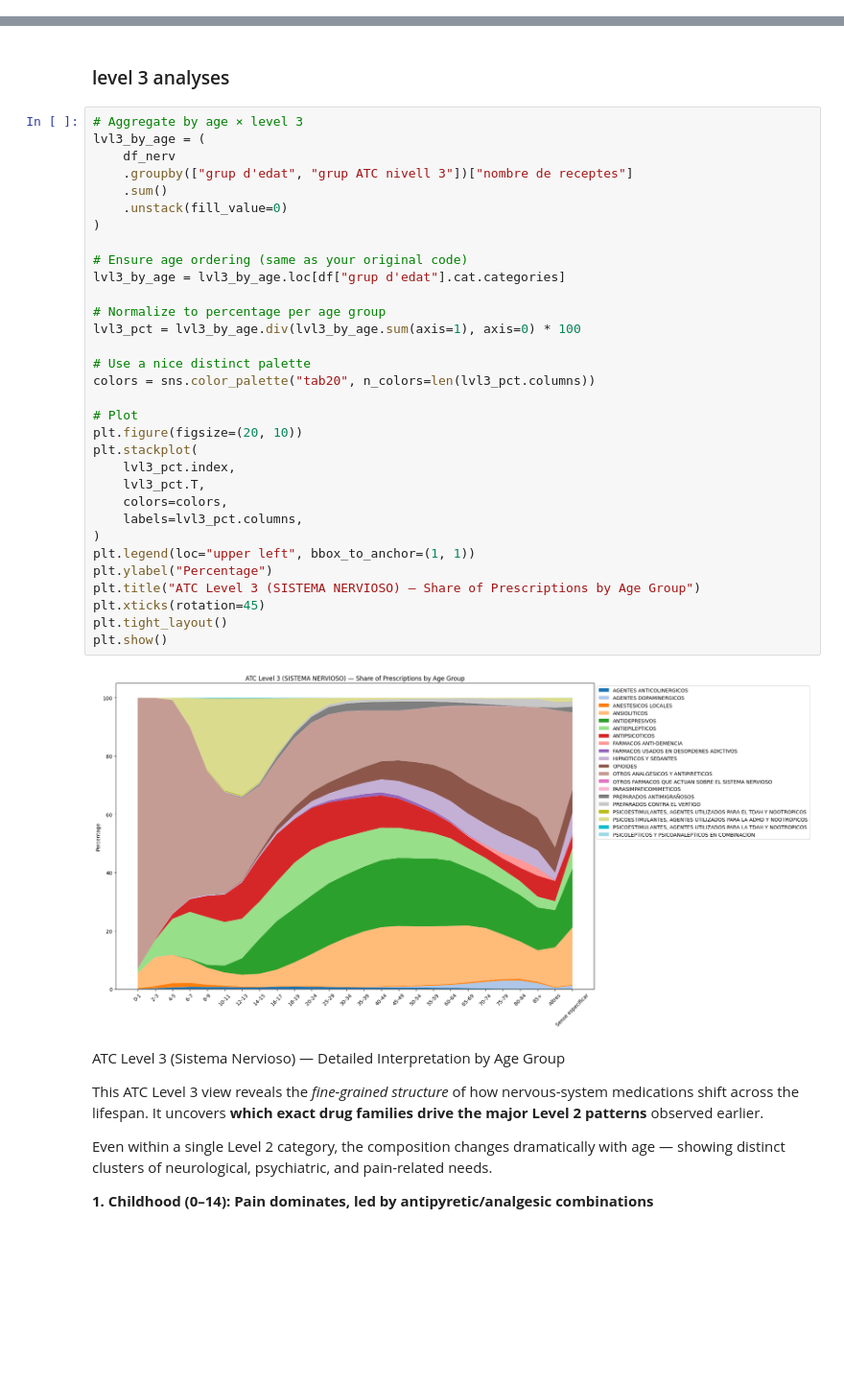
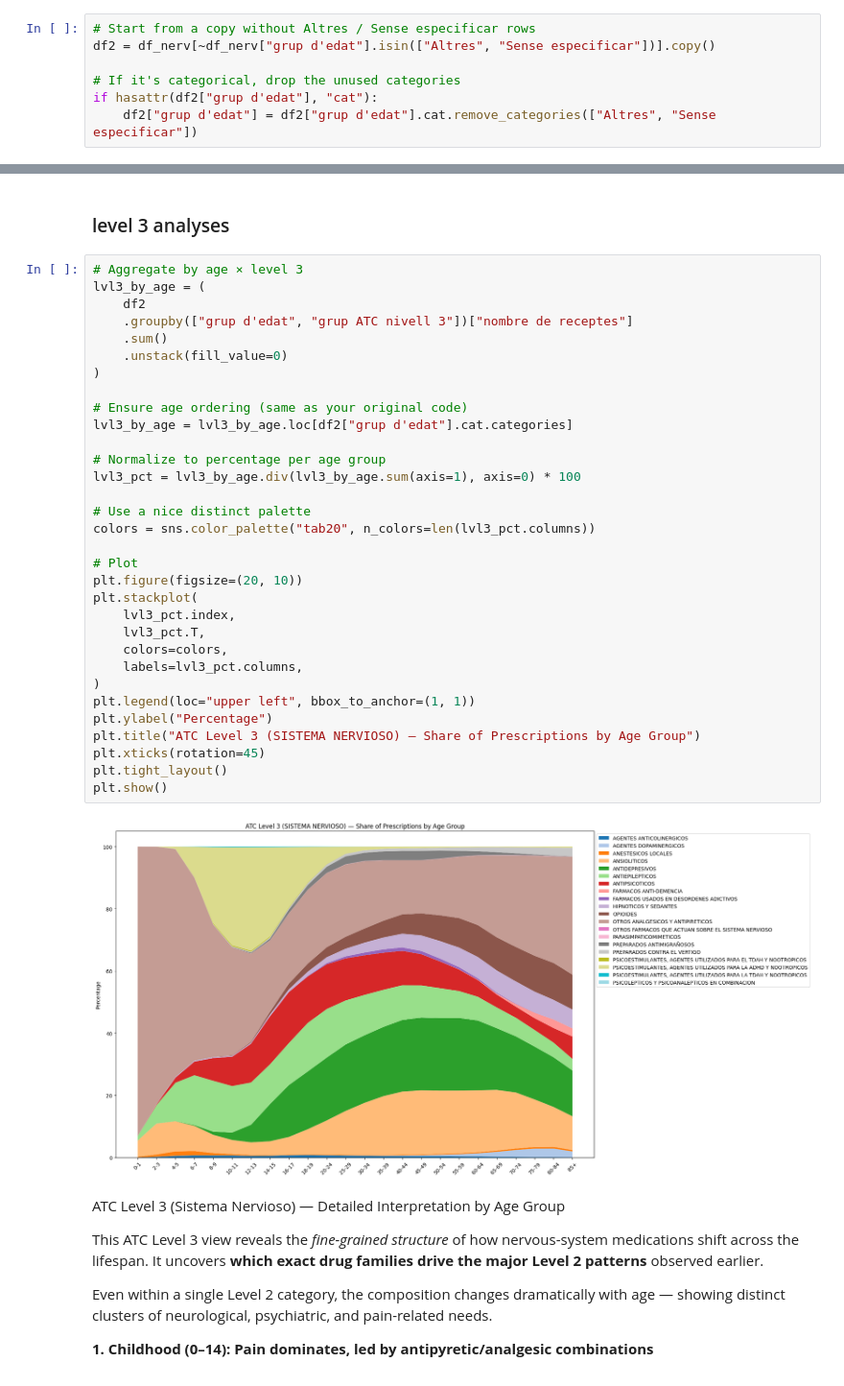
Before and after one commit to GerardArgany/AVBD_Medical_Receipts, a Jupyter notebook: analysis/nervioso_analyses.ipynb, the cells around one changed output, grey strips where cells are left out. Shown: that part at 96% size. Drawn from its saved outputs; the diff is of its cells as text; blank space fills up the shorter version.

```diff
--- a/analysis/nervioso_analyses.ipynb
+++ b/analysis/nervioso_analyses.ipynb
@@ -96,6 +96,13 @@ plt.show()
 [figure]
 # %% [markdown]
 ### level 2 analyses
+# %%
+# Start from a copy without Altres / Sense especificar rows
+df2 = df_nerv[~df_nerv["grup d'edat"].isin(["Altres", "Sense especificar"])].copy()
+
+# If it's categorical, drop the unused categories
+if hasattr(df2["grup d'edat"], "cat"):
+    df2["grup d'edat"] = df2["grup d'edat"].cat.remove_categories(["Altres", "Sense especificar"])
 # %%
 # Aggregate by age × level 2
 lvl2_by_age = (
@@ -239,37 +246,37 @@ The faint purple line confirms this group stays low across the entire lifespan.
 # %%
 # Aggregate by age × level 3
 lvl3_by_age = (
-    df_nerv
+    df2
     .groupby(["grup d'edat", "grup ATC nivell 3"])["nombre de receptes"]
     .sum()
     .unstack(fill_value=0)
 )
 
 # Ensure age ordering (same as your original code)
-lvl3_by_age = lvl3_by_age.loc[df["grup d'edat"].cat.categories]
+lvl3_by_age = lvl3_by_age.loc[df2["grup d'edat"].cat.categories]
 
 # Normalize to percentage per age group
 lvl3_pct = lvl3_by_age.div(lvl3_by_age.sum(axis=1), axis=0) * 100
 
 # Use a nice distinct palette
 colors = sns.color_palette("tab20", n_colors=len(lvl3_pct.columns))
 
 # Plot
 plt.figure(figsize=(20, 10))
 plt.stackplot(
     lvl3_pct.index,
     lvl3_pct.T,
     colors=colors,
     labels=lvl3_pct.columns,
 )
 plt.legend(loc="upper left", bbox_to_anchor=(1, 1))
 plt.ylabel("Percentage")
 plt.title("ATC Level 3 (SISTEMA NERVIOSO) — Share of Prescriptions by Age Group")
 plt.xticks(rotation=45)
 plt.tight_layout()
 plt.show()
 # %% [output]
-[figure, old version]
+[figure, new version]
 # %% [markdown]
 ATC Level 3 (Sistema Nervioso) — Detailed Interpretation by Age Group
 
```
Also changed, not shown: parts of 33 cells of this notebook, 2 other files.
